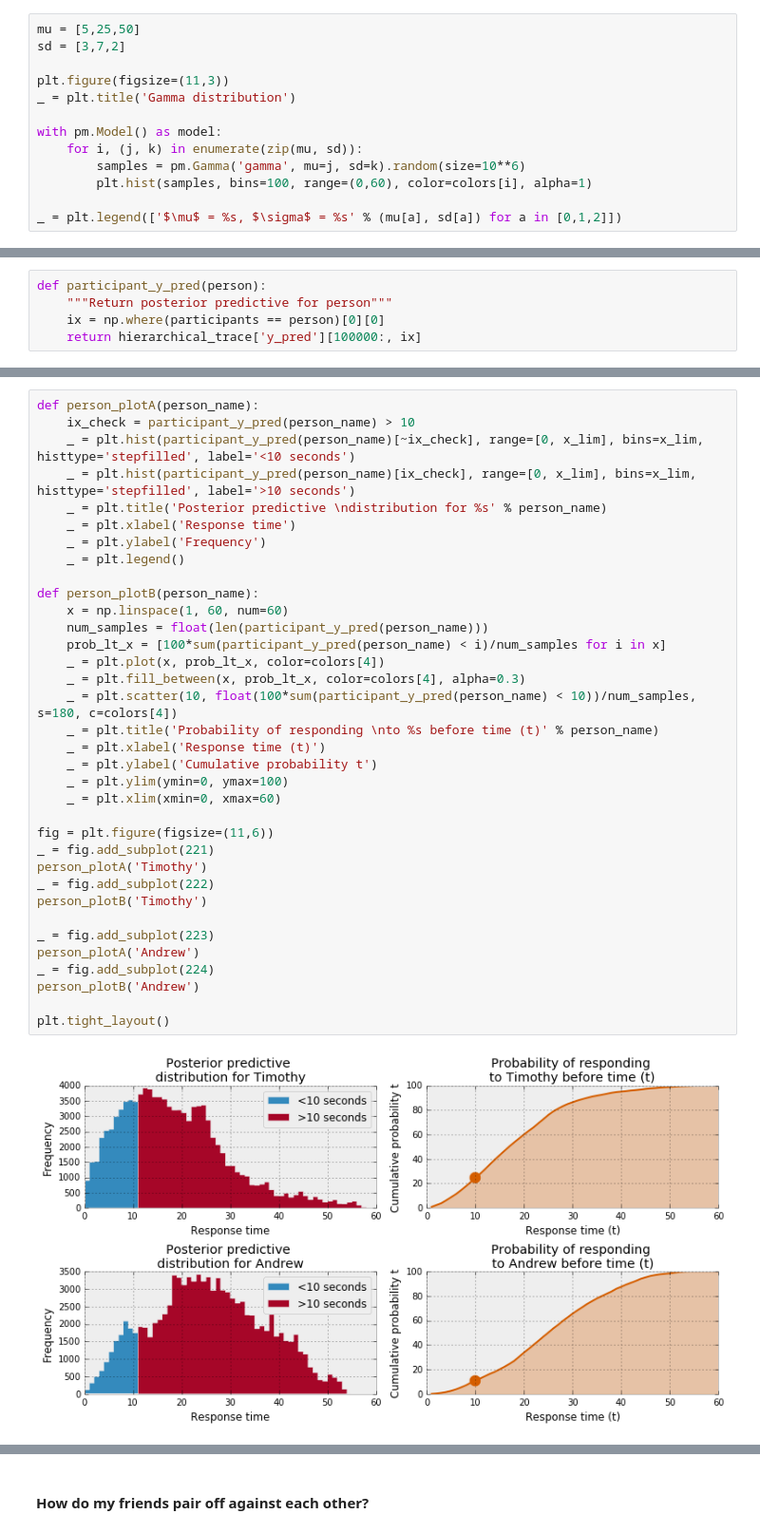
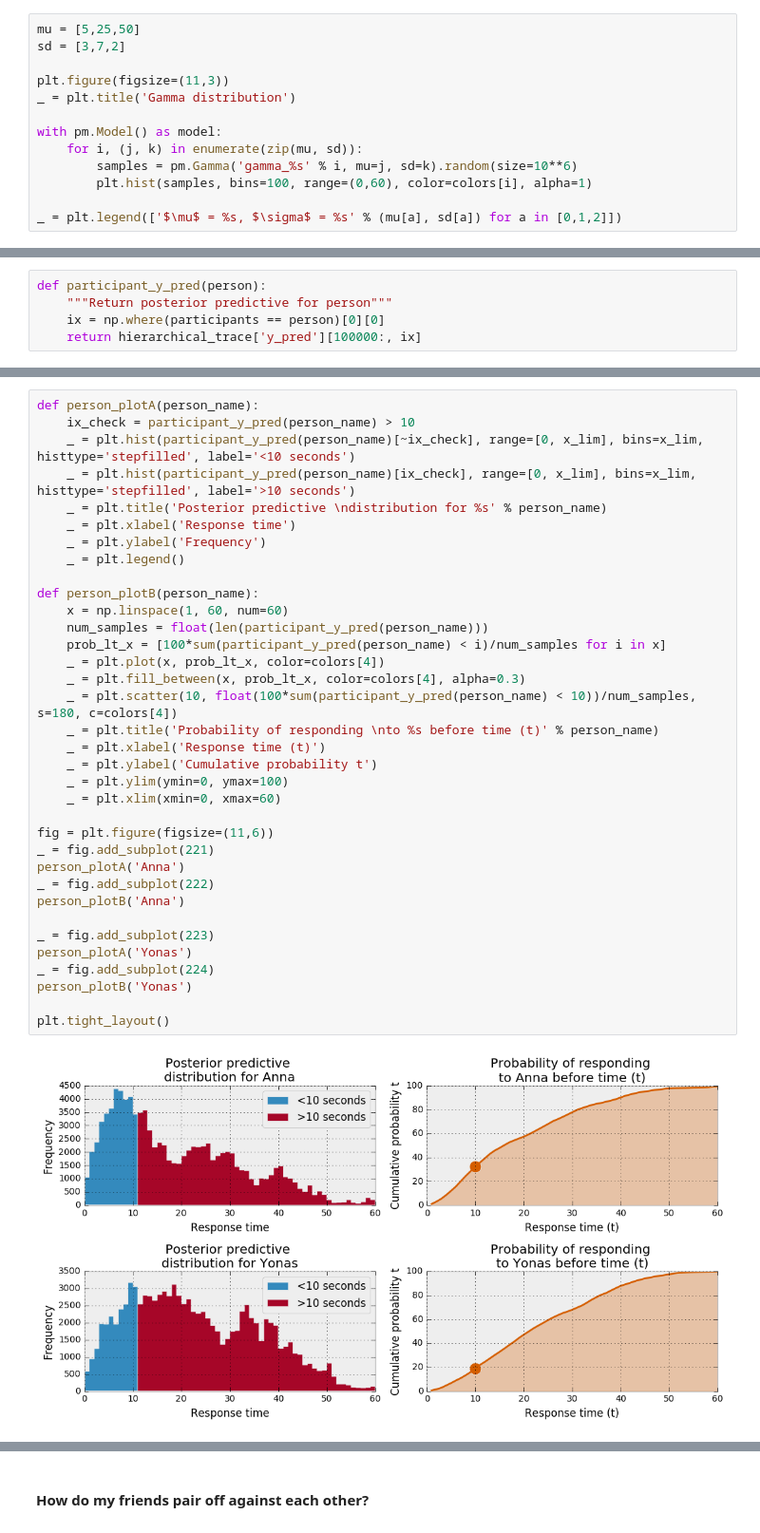
Before and after one commit to markdregan/Bayesian-Modelling-in-Python, a Jupyter notebook: Section 3. Hierarchical modelling.ipynb, the cells around one changed output, grey strips where cells are left out. Shown at 95% size. Drawn from its saved outputs; the diff is of its cells as text.

```diff
--- a/Section 3. Hierarchical modelling.ipynb
+++ b/Section 3. Hierarchical modelling.ipynb
@@ -141,7 +159,7 @@ _ = plt.title('Gamma distribution')
 
 with pm.Model() as model:
     for i, (j, k) in enumerate(zip(mu, sd)):
-        samples = pm.Gamma('gamma', mu=j, sd=k).random(size=10**6)
+        samples = pm.Gamma('gamma_%s' % i, mu=j, sd=k).random(size=10**6)
         plt.hist(samples, bins=100, range=(0,60), color=colors[i], alpha=1)
 
 _ = plt.legend(['$\mu$ = %s, $\sigma$ = %s' % (mu[a], sd[a]) for a in [0,1,2]])
@@ -270,35 +296,35 @@ def person_plotA(person_name):
     ix_check = participant_y_pred(person_name) > 10
     _ = plt.hist(participant_y_pred(person_name)[~ix_check], range=[0, x_lim], bins=x_lim, histtype='stepfilled', label='<10 seconds')
     _ = plt.hist(participant_y_pred(person_name)[ix_check], range=[0, x_lim], bins=x_lim, histtype='stepfilled', label='>10 seconds')
     _ = plt.title('Posterior predictive \ndistribution for %s' % person_name)
     _ = plt.xlabel('Response time')
     _ = plt.ylabel('Frequency')
     _ = plt.legend()
 
 def person_plotB(person_name):
     x = np.linspace(1, 60, num=60)
     num_samples = float(len(participant_y_pred(person_name)))
     prob_lt_x = [100*sum(participant_y_pred(person_name) < i)/num_samples for i in x]
     _ = plt.plot(x, prob_lt_x, color=colors[4])
     _ = plt.fill_between(x, prob_lt_x, color=colors[4], alpha=0.3)
     _ = plt.scatter(10, float(100*sum(participant_y_pred(person_name) < 10))/num_samples, s=180, c=colors[4])
     _ = plt.title('Probability of responding \nto %s before time (t)' % person_name)
     _ = plt.xlabel('Response time (t)')
     _ = plt.ylabel('Cumulative probability t')
     _ = plt.ylim(ymin=0, ymax=100)
     _ = plt.xlim(xmin=0, xmax=60)
 
 fig = plt.figure(figsize=(11,6))
 _ = fig.add_subplot(221)
-person_plotA('Timothy')
+person_plotA('Anna')
 _ = fig.add_subplot(222)
-person_plotB('Timothy')
+person_plotB('Anna')
 
 _ = fig.add_subplot(223)
-person_plotA('Andrew')
+person_plotA('Yonas')
 _ = fig.add_subplot(224)
-person_plotB('Andrew')
+person_plotB('Yonas')
 
 plt.tight_layout()
 # %% [output]
-[figure, old version]
+[figure, new version]
```
Also changed, not shown: parts of 14 cells of this notebook, 4 other files.
